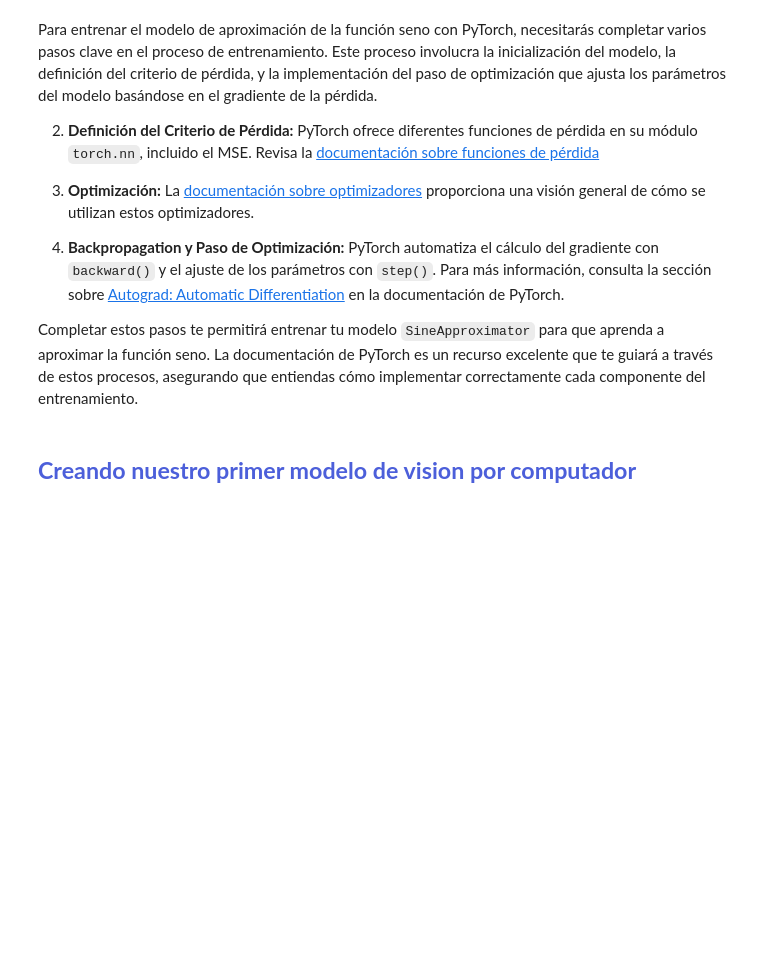
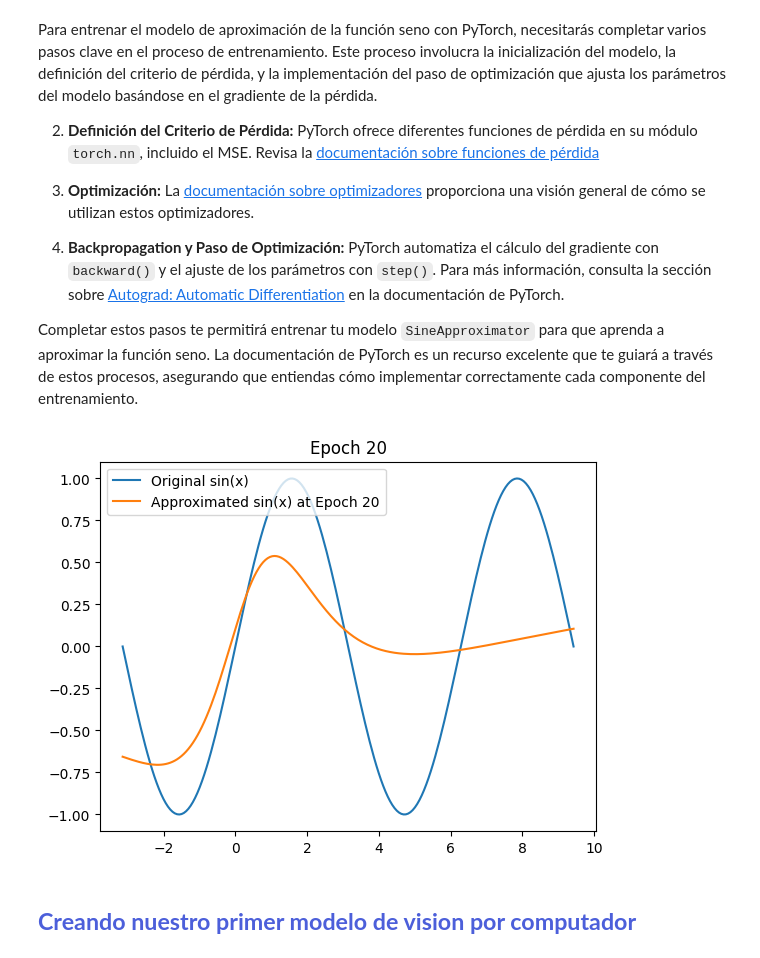
Before and after one commit to Oscarcs1104/Hands-on-Computer-Vision, a Jupyter notebook: sesiones/sesion3/Sesion3_1_DeepLearning.ipynb, the cells around one changed output. Saved outputs shown, nothing was run; the diff lists cells and outputs as text; code cells hidden in the pictures; blank space fills up the shorter version.

```diff
--- a/sesiones/sesion3/Sesion3_1_DeepLearning.ipynb
+++ b/sesiones/sesion3/Sesion3_1_DeepLearning.ipynb
@@ -240,8 +240,8 @@ class SineApproximator(nn.Module):
     def __init__(self):
         super(SineApproximator, self).__init__()
         self.linear1 = nn.Linear(1, 50)
-        self.tanh = FILL
-        self.linear2 = FILL
+        self.tanh = nn.Tanh()
+        self.linear2 = nn.Linear(50, 1)
 
     def forward(self, x):
         x = self.linear1(x)
@@ -279,24 +279,25 @@ Completar estos pasos te permitirá entrenar tu modelo `SineApproximator` para q
 # %%
 model = SineApproximator()
 
 optimizer = optim.Adam(model.parameters(), lr=0.01)
-criterion = FILL # mseloss?
+criterion = nn.MSELoss() # Create an instance of MSELoss
 
 epochs = 20
 plot_every = 10  # dont touch this
 
 for epoch in range(epochs):
     optimizer.zero_grad()
-    output = FILL # model(??)
+    output = model(x_tensor) # model(??)
     loss = criterion(output, y_tensor)
-
-    # backward ?
+    loss.backward()
     optimizer.step()
 
     if (epoch+1) % plot_every == 0:
         plot_predictions(model, x, y, epoch)
 
 plot_predictions(model, x, y, epochs - 1)
+# %% [output]
+[figure, added]
 # %% [markdown]
 ## <font color='#4C5FDA'>**Creando nuestro primer modelo de vision por computador** </font> <a name="tema1">
 # %% [markdown]
```
Also changed, not shown: parts of 5 cells of this notebook.
